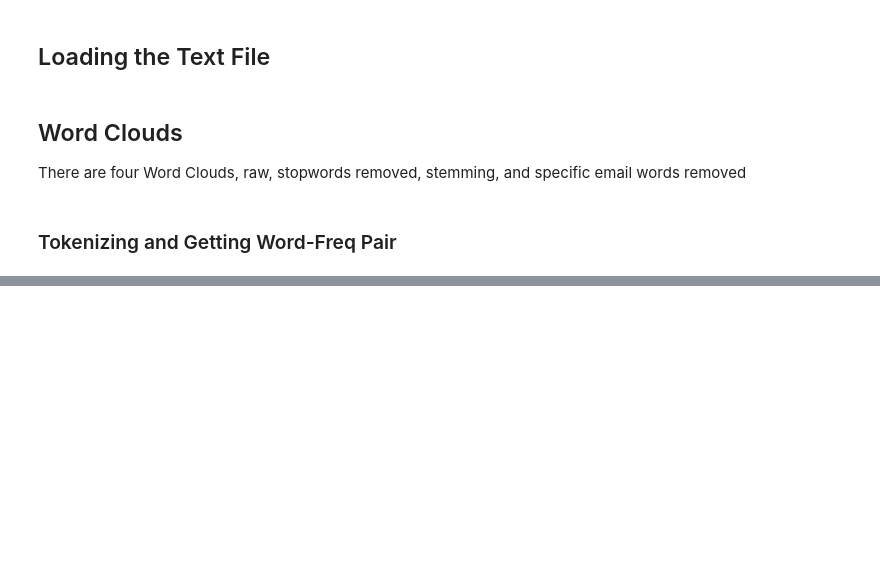
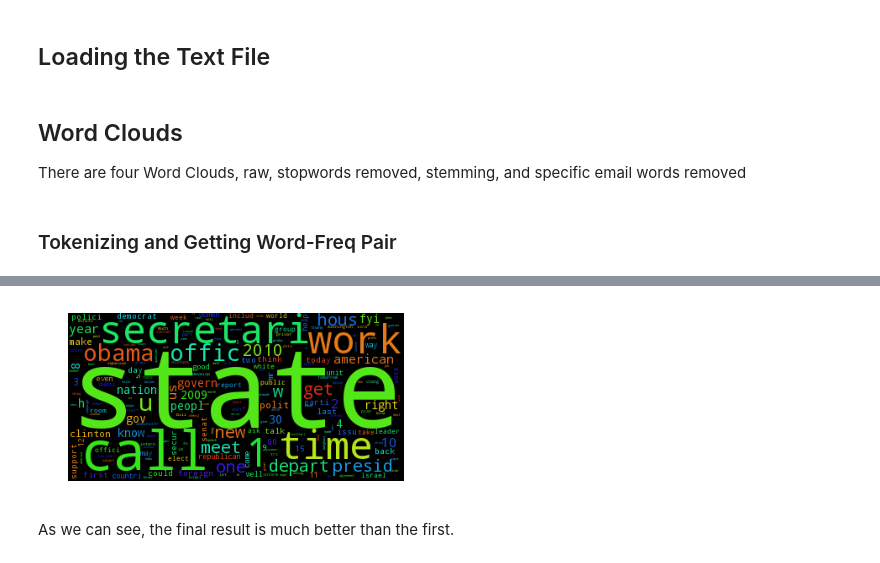
Before and after one commit to kirtanp/ADA-EPFL-2016, a Jupyter notebook: Lab5/hillary_emails.ipynb, the cells around one changed output, grey strips where cells are left out. Drawn from its saved outputs; the diff is of its cells as text; code cells hidden in the pictures; blank space fills up the shorter version.

```diff
--- a/Lab5/hillary_emails.ipynb
+++ b/Lab5/hillary_emails.ipynb
@@ -99,0 +179,2 @@ def pre_process(string)
+# %%
+fdist3 = FreqDist(filtered) # After removing common speech words
@@ -99,0 +187,10 @@ def pre_process(string)
+# %%
+wordcloud = WordCloud(max_words=200).fit_words(fdist3.most_common(200))
+
+plt.imshow(wordcloud)
+plt.axis("off")
+plt.show()
+# %% [output]
+[figure, added]
+# %% [markdown]
+As we can see, the final result is much better than the first.
```
Also changed, not shown: parts of 26 cells of this notebook, 11 other files.
